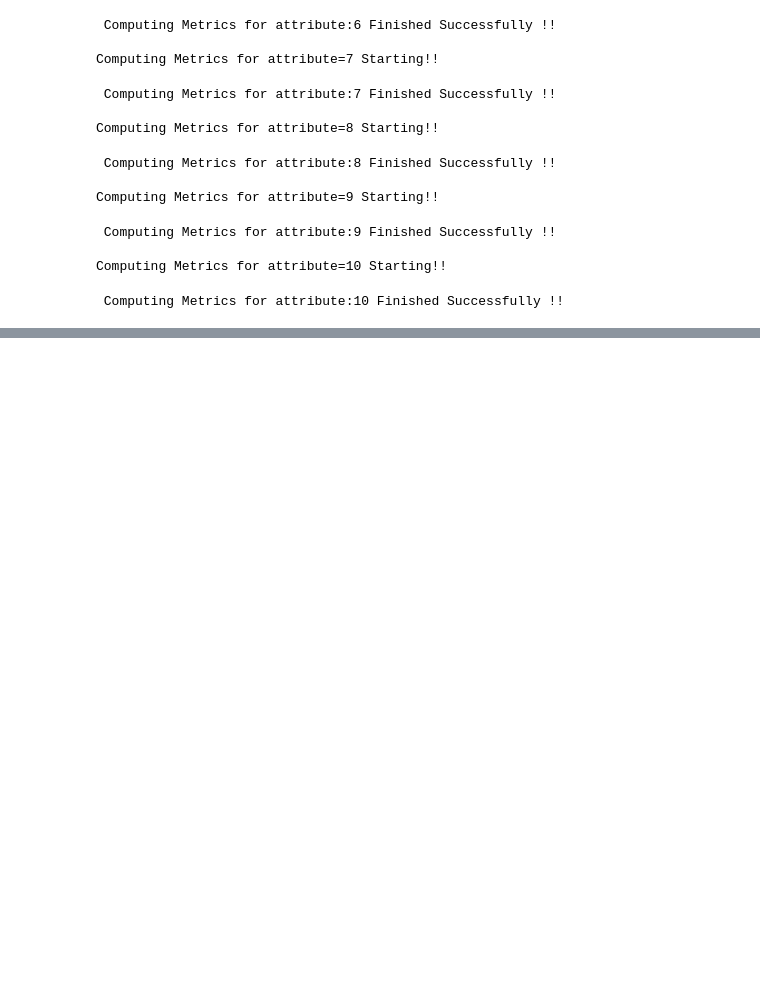
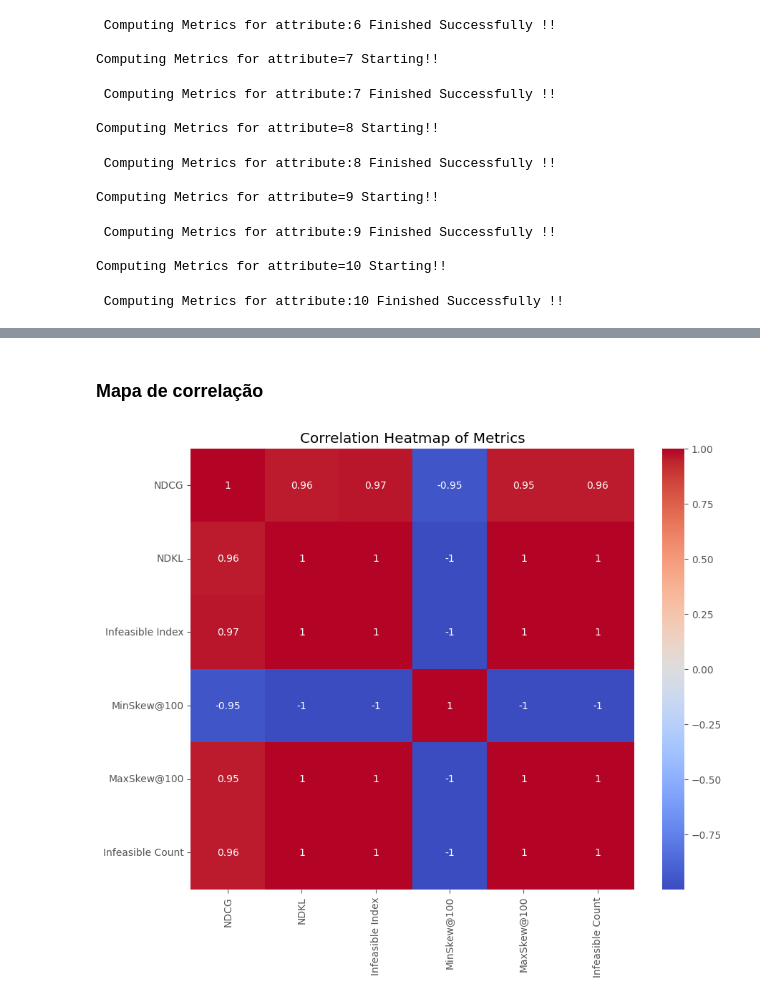
Before and after one commit to caiolbarreto/IF807-final-project, a Jupyter notebook: Fairness_Ranking_Final_Project.ipynb, the cells around one changed output, grey strips where cells are left out. Saved outputs shown, nothing was run; the diff lists cells and outputs as text; code cells hidden in the pictures; blank space fills up the shorter version.

```diff
--- a/Fairness_Ranking_Final_Project.ipynb
+++ b/Fairness_Ranking_Final_Project.ipynb
@@ -669,0 +697,24 @@ plt.show()
+# %% [markdown]
+### Mapa de correlação
+# %%
+metrics = ['vanilla', 'DetGreedy', 'DetCons', 'DetRelax', 'DetConstSort']
+
+data = {
+    'NDCG': pd.DataFrame(ndcg_plot).mean(),
+    'NDKL': pd.DataFrame(ndkl_plot).mean(),
+    'Infeasible Index': pd.DataFrame(Inf_ind_plot).mean(),
+    'MinSkew@100': pd.DataFrame(Min_skew_plot).mean(),
+    'MaxSkew@100': pd.DataFrame(Max_skew_plot).mean(),
+    'Infeasible Count': pd.DataFrame(Inf_count_plot).mean()
+}
+
+df = pd.DataFrame(data, index=metrics)
+
+corr_matrix = df.corr()
+
+plt.figure(figsize=(10, 8))
+sns.heatmap(corr_matrix, annot=True, cmap='coolwarm')
+plt.title("Correlation Heatmap of Metrics")
+plt.show()
+# %% [output]
+[figure, added]
```
Also changed, not shown: parts of 5 cells of this notebook.
